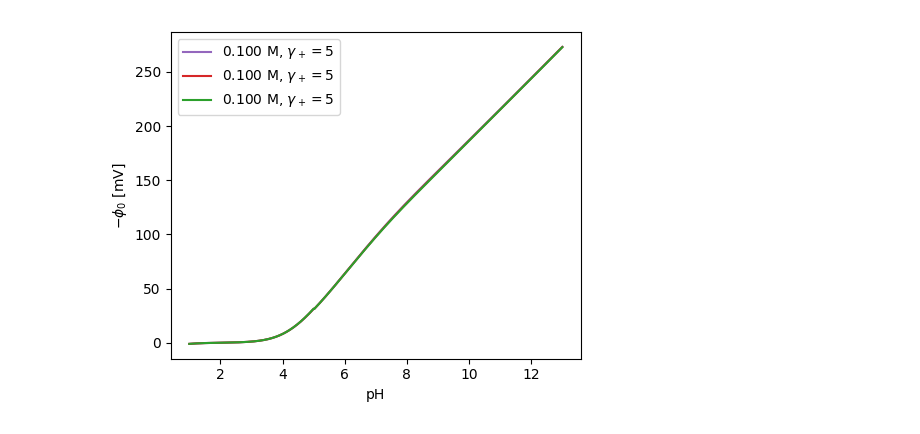
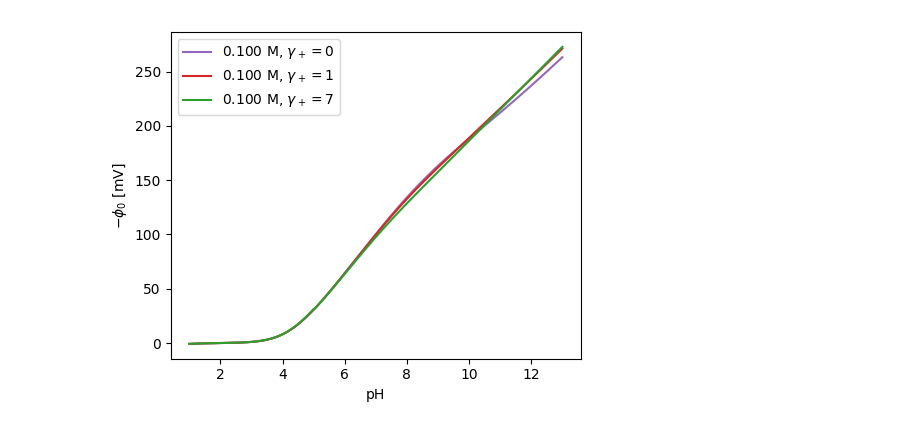
Before and after one commit to lucasdekam/frumkin, a Jupyter notebook: insulator.ipynb, the cells around one changed output. Saved outputs shown, nothing was run; the diff lists cells and outputs as text; code cells hidden in the pictures.

```diff
--- a/insulator.ipynb
+++ b/insulator.ipynb
@@ -7,11 +7,12 @@ import constants as C
 
 %matplotlib widget
 # %%
-model1 = edl.ProtonLPB(1e-1, 5, 1, 1, 1)
-model2 = edl.ProtonLPB(1e-1, 6, 1, 1, 1)
+model1 = edl.ProtonLPB(1e-1, 0, 0, 0, 0)
+model2 = edl.ProtonLPB(1e-1, 1, 1, 1, 1)
 model3 = edl.ProtonLPB(1e-1, 7, 1, 1, 1)
-model1b = edl.ProtonLPB(1e-1, 5, 1, 1, 1, eps_r_opt=C.EPS_R_WATER)
-model2b = edl.ProtonLPB(1e-1, 6, 1, 1, 1, eps_r_opt=C.EPS_R_WATER)
+model1b = edl.ProtonLPB(1e-1, 0, 0, 0, 0, eps_r_opt=C.EPS_R_WATER)
+model2b = edl.ProtonLPB(1e-1, 1, 1, 1, 1, eps_r_opt=C.EPS_R_WATER)
 model3b = edl.ProtonLPB(1e-1, 7, 1, 1, 1, eps_r_opt=C.EPS_R_WATER)
-ins_sol = model1.spatial_profiles_ins(p_h=13, tol=1e-2)
+ins_sol1 = model2.spatial_profiles_ins(p_h=13.01, tol=1e-2)
+ins_sol2 = model3.spatial_profiles_ins(p_h=13.01, tol=1e-2)
 # %% [output]
@@ -79,18 +82,18 @@ ax.legend()
 # %%
 fig, ax = plt.subplots(figsize=(5,4))
 
-ax.plot(p_h, -sweep_sol1.phi * 1e3, color='tab:purple', label=rf'{1e-1:.3f} M, $\gamma_+=5$')
-ax.plot(p_h, -sweep_sol2.phi * 1e3, color='tab:red', label=rf'{1e-1:.3f} M, $\gamma_+=5$')
-ax.plot(p_h, -sweep_sol3.phi * 1e3, color='tab:green', label=rf'{1e-1:.3f} M, $\gamma_+=5$')
+ax.plot(p_h, -sweep_sol1.phi * 1e3, color='tab:purple', label=rf'{1e-1:.3f} M, $\gamma_+=0$')
+ax.plot(p_h, -sweep_sol2.phi * 1e3, color='tab:red', label=rf'{1e-1:.3f} M, $\gamma_+=1$')
+ax.plot(p_h, -sweep_sol3.phi * 1e3, color='tab:green', label=rf'{1e-1:.3f} M, $\gamma_+=7$')
 
 # ax.set_ylim([-5, 100])
 # ax.set_xlim([1, 5])
 ax.set_ylabel(r'$-\phi_0$ [mV]')
 ax.set_xlabel('pH')
 ax.legend()
 plt.tight_layout()
 # %% [output]
-[figure, old version]
+[figure, new version]
 # %%
 fig, ax = plt.subplots(figsize=(5,4))
 
```
Also changed, not shown: parts of 5 cells of this notebook, 3 other files.
